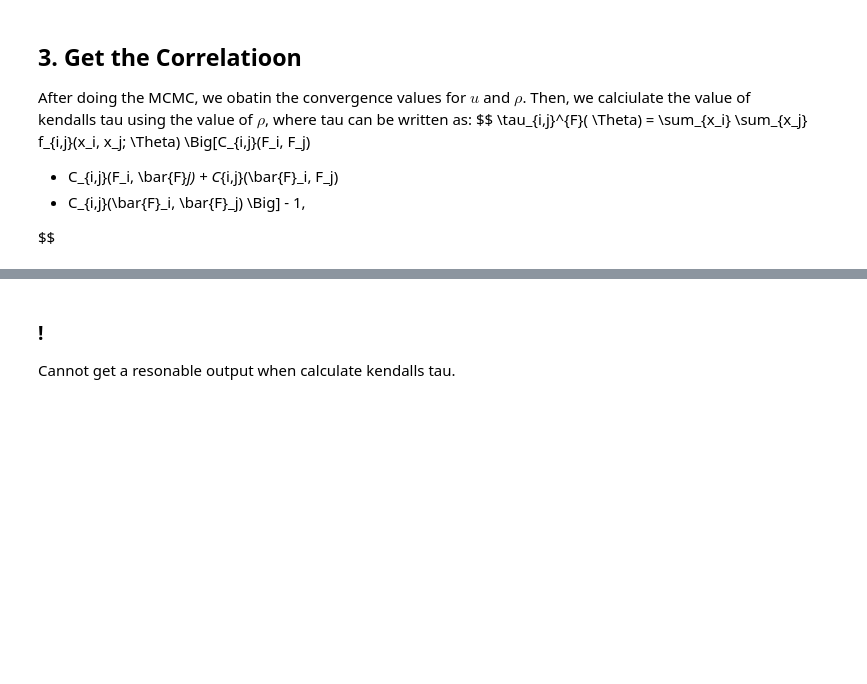
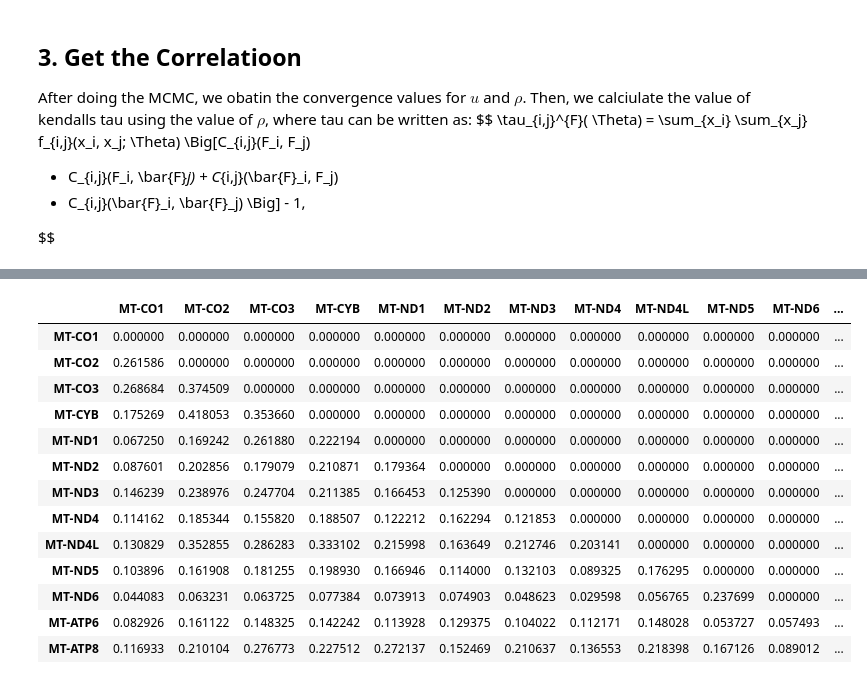
Before and after one commit to LaiquendiJ/UROP-2024-Summer, a Jupyter notebook: 03_Copula-Based_Correlation_Calculation.ipynb, the cells around one changed output, grey strips where cells are left out. Saved outputs shown, nothing was run; the diff lists cells and outputs as text; code cells hidden in the pictures; blank space fills up the shorter version.

```diff
--- a/03_Copula-Based_Correlation_Calculation.ipynb
+++ b/03_Copula-Based_Correlation_Calculation.ipynb
@@ -492,14 +372,0 @@ array([[0., 0., 0., 0., 0., 0., 0., 0., 0., 0., 0., 0., 0.],
-# %%
-names = data_range.columns.to_list()
-traces = pd.DataFrame(index=names, columns=names)
-
-for i in range(13):
-    for j in range(i+1, 13):
-        if cor_o[i, j] == 0 or cor_o[i, j] == 0.5:
-            tra = metropolis_hastings_gc(initial_u[[names[i]]], initial_u[[
-                                         names[j]]], sigma=0.01, n_iter=5000, burn_in=1000, thin=5)
-            traces.loc[names[i], names[j]] = [
-                tra[:100].mean()-tra[-100:].mean(), tra, tra.mean()]
-            cor_o[i, j] = float(tra.mean().iloc[0])
-            print(cor_o[i, j])
-    print(cor_o)
@@ -511,0 +373,8 @@ cor_o
+# %%
+
+for i,name1 in enumerate(names):
+    for j , name2 in enumerate(names):
+        if i>j:
+            paras[i,j]=np.mean(metropolis_hastings_para(name1, name2, sigma=0.1, scale=0.0001, n_iter=1000, burn_in=100, thin=5))
+
+paras
@@ -519,13 +406,3 @@ $$
 + C_{i,j}(\bar{F}_i, \bar{F}_j) \Big] - 1,
 
 $$
-# %%
-names = data_pro.columns.to_list()
-
-def kendalls_tau(name1, name2):
-    rho = 0.8
-
-    return 2/np.pi*np.arcsin(rho)
-# the value for f is too small, guess it is the reason tau is so close to zero with any value of rho.
-
-kendalls_tau('MT-CO1', 'MT-CO2')
@@ -550,3 +409,22 @@ data_range
-# %% [markdown]
-### !
- Cannot get a resonable output when calculate kendalls tau.
+# %%
+df = pd.DataFrame(2/np.pi*np.arcsin(paras), index=names, columns=names)
+
+csv_file_path = "results/kendalls_tau_donor1_CD4.csv"
+df.to_csv(csv_file_path)
+# %%
+df
+# %% [output]
+|  | MT-CO1 | MT-CO2 | MT-CO3 | MT-CYB | MT-ND1 | MT-ND2 | MT-ND3 | MT-ND4 | MT-ND4L | MT-ND5 | MT-ND6 | ... |
+| MT-CO1 | 0.000000 | 0.000000 | 0.000000 | 0.000000 | 0.000000 | 0.000000 | 0.000000 | 0.000000 | 0.000000 | 0.000000 | 0.000000 | ... |
+| MT-CO2 | 0.261586 | 0.000000 | 0.000000 | 0.000000 | 0.000000 | 0.000000 | 0.000000 | 0.000000 | 0.000000 | 0.000000 | 0.000000 | ... |
+| MT-CO3 | 0.268684 | 0.374509 | 0.000000 | 0.000000 | 0.000000 | 0.000000 | 0.000000 | 0.000000 | 0.000000 | 0.000000 | 0.000000 | ... |
+| MT-CYB | 0.175269 | 0.418053 | 0.353660 | 0.000000 | 0.000000 | 0.000000 | 0.000000 | 0.000000 | 0.000000 | 0.000000 | 0.000000 | ... |
+| MT-ND1 | 0.067250 | 0.169242 | 0.261880 | 0.222194 | 0.000000 | 0.000000 | 0.000000 | 0.000000 | 0.000000 | 0.000000 | 0.000000 | ... |
+| MT-ND2 | 0.087601 | 0.202856 | 0.179079 | 0.210871 | 0.179364 | 0.000000 | 0.000000 | 0.000000 | 0.000000 | 0.000000 | 0.000000 | ... |
+| MT-ND3 | 0.146239 | 0.238976 | 0.247704 | 0.211385 | 0.166453 | 0.125390 | 0.000000 | 0.000000 | 0.000000 | 0.000000 | 0.000000 | ... |
+| MT-ND4 | 0.114162 | 0.185344 | 0.155820 | 0.188507 | 0.122212 | 0.162294 | 0.121853 | 0.000000 | 0.000000 | 0.000000 | 0.000000 | ... |
+| MT-ND4L | 0.130829 | 0.352855 | 0.286283 | 0.333102 | 0.215998 | 0.163649 | 0.212746 | 0.203141 | 0.000000 | 0.000000 | 0.000000 | ... |
+| MT-ND5 | 0.103896 | 0.161908 | 0.181255 | 0.198930 | 0.166946 | 0.114000 | 0.132103 | 0.089325 | 0.176295 | 0.000000 | 0.000000 | ... |
+| MT-ND6 | 0.044083 | 0.063231 | 0.063725 | 0.077384 | 0.073913 | 0.074903 | 0.048623 | 0.029598 | 0.056765 | 0.237699 | 0.000000 | ... |
+| MT-ATP6 | 0.082926 | 0.161122 | 0.148325 | 0.142242 | 0.113928 | 0.129375 | 0.104022 | 0.112171 | 0.148028 | 0.053727 | 0.057493 | ... |
+| MT-ATP8 | 0.116933 | 0.210104 | 0.276773 | 0.227512 | 0.272137 | 0.152469 | 0.210637 | 0.136553 | 0.218398 | 0.167126 | 0.089012 | ... |
```
Also changed, not shown: parts of 23 cells of this notebook, 4 other files.
